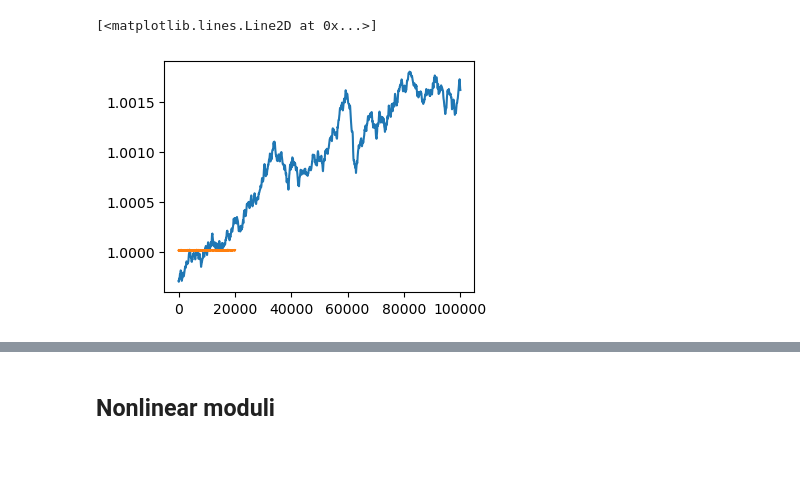
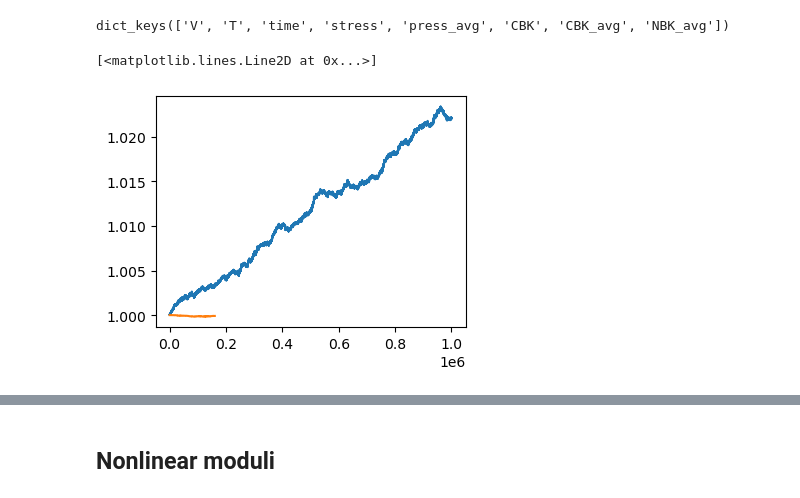
Before and after one commit to fgarbuzov/NonlinFD, a Jupyter notebook: notebooks/analysis_nonlin_conv.ipynb, the cells around one changed output, grey strips where cells are left out. Cells and saved outputs as stored; diff of their text form; code cells hidden in the pictures; blank space fills up the shorter version.

```diff
--- a/notebooks/analysis_nonlin_conv.ipynb
+++ b/notebooks/analysis_nonlin_conv.ipynb
@@ -10,10 +10,12 @@ import sys
 sys.path.insert(0, '..')
 from src import *
 # %%
-#path = '../data/convergence/dt0.002'
-path = '../data/convergence/dt0.005'
-#path = '../data/convergence/gpu_dt0.002'
+%%time
+path = Filepaths.DATA.value / 'convergence' / 'gpu_dt0.005'
 data = Data(path)
-dataset = data.read(['thermo', 'press', 'press_pot', 'born', 'born_nl'])
-thermo_data, press_data, press_pot_data, born_data, born_nl_data = dataset.values()
-scale = data.get_scale()
+born_len = 1_000_001
+observ = data.read(['thermo', 'press', 'press_pot', 'born', 'born_nl'],
+                   dropdup=['timestep'], born_len=born_len)
+print(observ.keys())
+#thermo_data, press_data, press_pot_data, born_data, born_nl_data = dataset.values()
+#scale = data.get_scale()
@@ -32,0 +25,4 @@ thermo_data2 = data2.read(['thermo'])['thermo']
+# %%
+print(observ.keys())
+# %% [output]
+dict_keys(['V', 'T', 'time', 'stress', 'press_avg', 'CBK', 'CBK_avg', 'NBK_avg'])
@@ -33,10 +33,15 @@ thermo_data2 = data2.read(['thermo'])['thermo']
 # %%
+# see the energy change
+data2 = Data(Filepaths.DATA.value / 'convergence' / 'gpu_dt0.001')
+thermo_data2 = data2.read_df(['thermo'])['thermo']
+thermo_data = data.read_df(['thermo'])['thermo']
+
 plt.figure(figsize=(4,3))
 plt.plot(thermo_data.time, sp.ndimage.gaussian_filter(
     thermo_data.energy/thermo_data.energy[0], 100))
-mask = thermo_data2.time>-1
+mask = thermo_data2.time>0
 plt.plot(thermo_data2.time[mask], sp.ndimage.gaussian_filter(
     thermo_data2.energy[mask]/thermo_data2.energy[0], 100))
 # %% [output]
 [<matplotlib.lines.Line2D at 0x...>]
-[figure, old version]
+[figure, new version]
```
Also changed, not shown: parts of 42 cells of this notebook, 12 other files.
